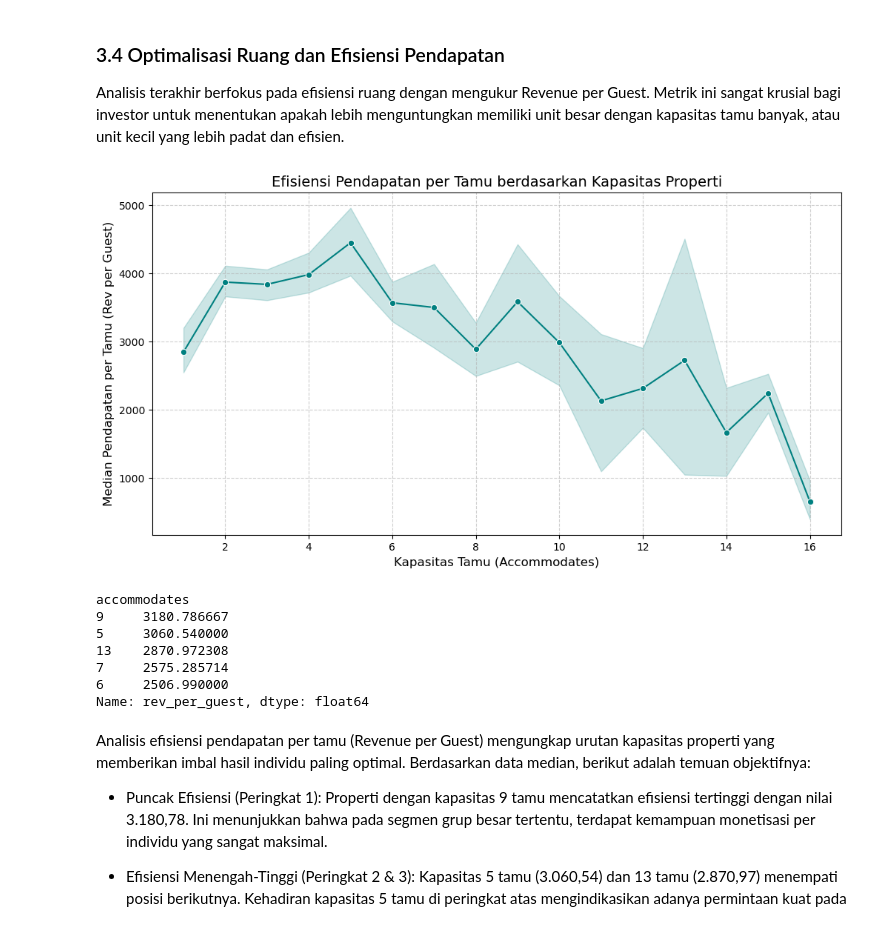
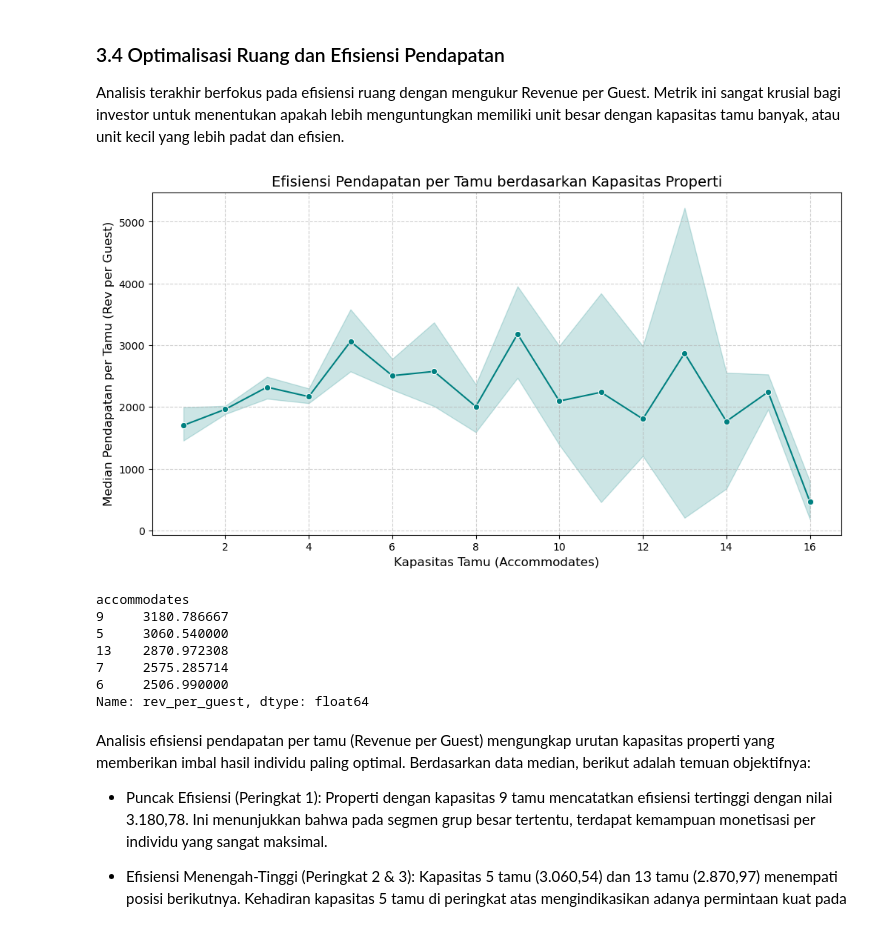
Before and after one commit to s-hidayat/Bangkok-Airbnb-analysis, a Jupyter notebook: analysis_bangkok_v_02.ipynb, the cells around one changed output. Drawn from its saved outputs; the diff is of its cells as text; code cells hidden in the pictures.

```diff
--- a/analysis_bangkok_v_02.ipynb
+++ b/analysis_bangkok_v_02.ipynb
@@ -446,20 +446,20 @@ Analisis terakhir berfokus pada efisiensi ruang dengan mengukur Revenue per Gues
 # %%
 # 3.4 Optimalisasi Ruang: Hubungan Kapasitas Tamu dan Efisiensi Pendapatan
 
 plt.figure(figsize=(12, 6))
-sns.lineplot(data=df_final, x='accommodates', y='rev_per_guest', marker='o', color='teal')
+sns.lineplot(data=df_final, x='accommodates', y='rev_per_guest', estimator='median', marker='o', color='teal')
 
 plt.title('Efisiensi Pendapatan per Tamu berdasarkan Kapasitas Properti', fontsize=14)
 plt.xlabel('Kapasitas Tamu (Accommodates)', fontsize=12)
 plt.ylabel('Median Pendapatan per Tamu (Rev per Guest)', fontsize=12)
 plt.grid(True, linestyle='--', alpha=0.6)
 plt.show()
 
 # Melihat angka pastinya
 efficiency_stats = df_final.groupby('accommodates')['rev_per_guest'].median().sort_values(ascending=False)
 display(efficiency_stats.head(5))
 # %% [output]
-[figure, old version]
+[figure, new version]
 accommodates
 9     3180.786667
 5     3060.540000
```
Also changed, not shown: 3 other files.
